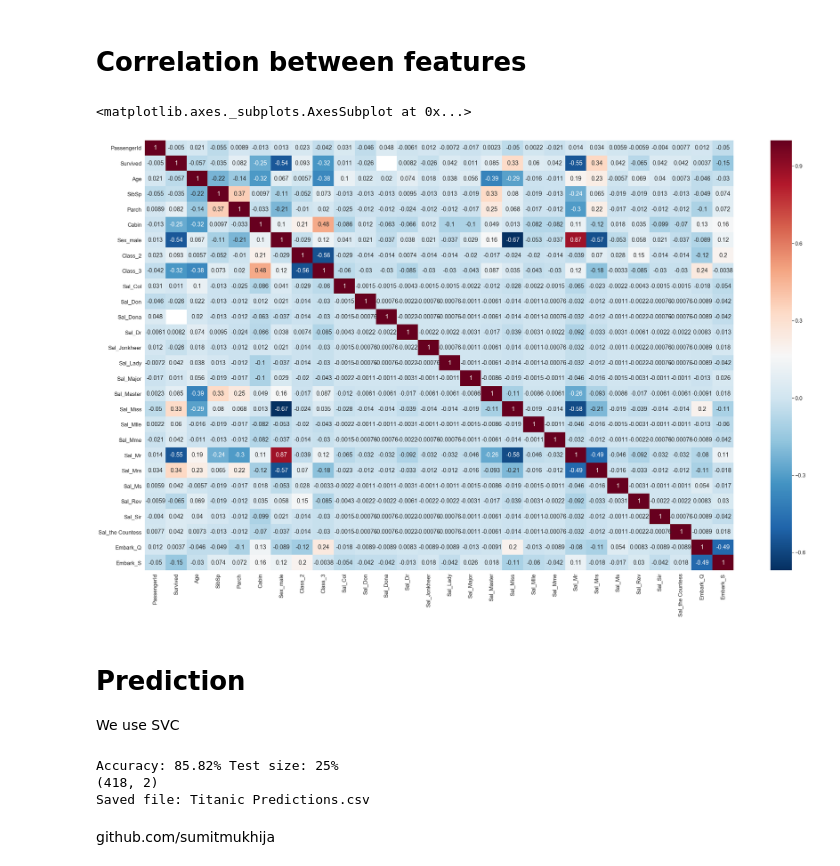
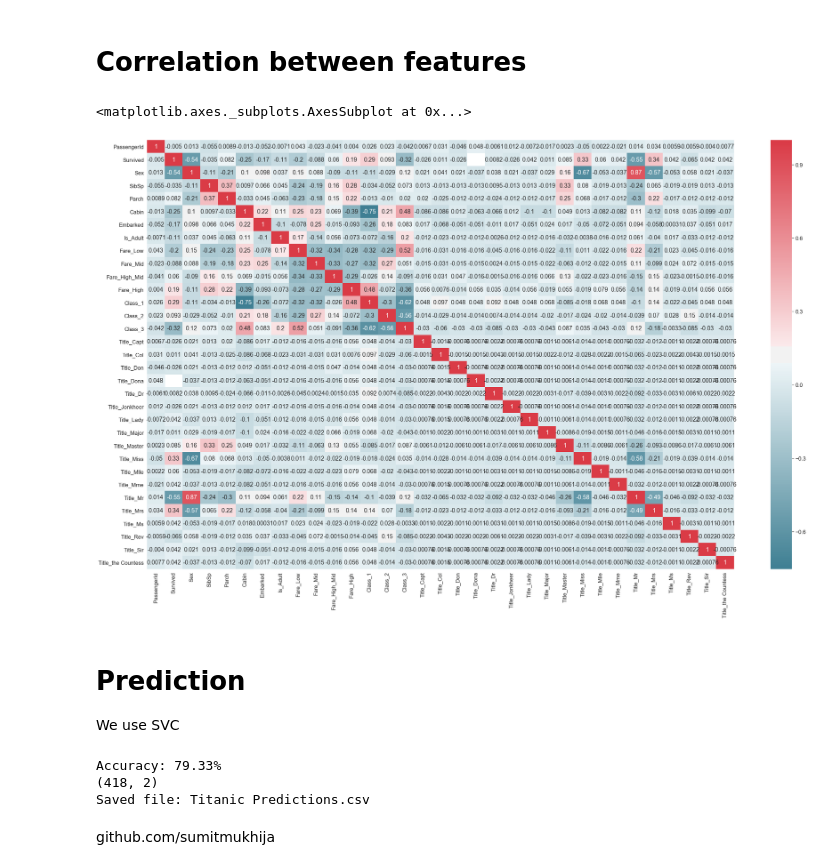
Before and after one commit to sumitmukhija/Titanic, a Jupyter notebook: Tip of the Iceberg.ipynb, the cells around one changed output. Cells and saved outputs as stored; diff of their text form; code cells hidden in the pictures.

```diff
--- a/Tip of the Iceberg.ipynb
+++ b/Tip of the Iceberg.ipynb
@@ -312,0 +328,3 @@ As the feature 'Ticket' does not provide any additional information, we would no
+# %%
+td['Fare_Category'] = pd.cut(td['Fare'], bins=[0,7.90,14.45,31.28,120], labels=['Low','Mid',
+                                                                                      'High_Mid','High'])
@@ -375,4 +398,6 @@ Sir               1
 Name: Salutation, dtype: int64
+# %%
+td['Is_Adult'] = pd.cut(td['Age'], bins=[0,18,80], labels = [0,1])
 # %%
 grp = td.groupby(['Sex', 'Embarked' , 'Pclass', 'Salutation'])
 grp.Age.median()
@@ -407,22 +432,25 @@ td.Fare = td.Fare.fillna(td.Fare.median())
 
 Using Pandas' get dummies we encoded the categorical data. Later, we drop all the columns we encoded.
 # %%
-td = pd.concat([td, pd.get_dummies(td.Sex, prefix = "Sex", drop_first = True), pd.get_dummies(td.Pclass, prefix="Class", drop_first = True), pd.get_dummies(td.Salutation, prefix="Sal",drop_first = True), pd.get_dummies(td.Embarked, prefix="Embark", drop_first = True)], axis=1)
+td = pd.concat([td, pd.get_dummies(td.Fare_Category, prefix="Fare"), pd.get_dummies(td.Pclass, prefix="Class"), pd.get_dummies(td.Salutation, prefix="Title")], axis=1)
 td['Cabin'] = LabelEncoder().fit_transform(td['Cabin'])
+td['Sex'] = LabelEncoder().fit_transform(td['Sex'])
+td['Embarked'] = LabelEncoder().fit_transform(td['Embarked'])
+td['Is_Adult'] = LabelEncoder().fit_transform(td['Is_Adult'])
 # %%
-td.drop(['Pclass', 'Salutation', 'Sex', 'Fare' , 'Embarked', 'Name', 'Ticket', 'Age_Range'], axis=1, inplace=True)
+td.drop(['Pclass', 'Salutation', 'Fare','Fare_Category','Name', 'Ticket', 'Age_Range', 'Age'], axis=1, inplace=True)
 # %% [markdown]
 # Correlation between features
 # %%
 corr = td.corr()
 plt.figure(figsize = (40, 24))
 sns.heatmap(corr,
-        cmap = "RdBu_r",
+        cmap = sns.diverging_palette(220, 10, as_cmap = True),
         xticklabels=corr.columns,
         yticklabels=corr.columns, annot = True)
 # %% [output]
 <matplotlib.axes._subplots.AxesSubplot at 0x...>
-[figure, old version]
+[figure, new version]
 # %% [markdown]
 # Prediction
 
@@ -431,7 +459,7 @@ We use SVC
 # Data to be predicted
 X_to_be_predicted = td[td.Survived.isnull()]
 X_to_be_predicted = X_to_be_predicted.drop(['Survived'], axis = 1)
-X_to_be_predicted[X_to_be_predicted.Age.isnull()]
+# X_to_be_predicted[X_to_be_predicted.Age.isnull()]
 # X_to_be_predicted.dropna(inplace = True) # 417 x 27
 
 
@@ -444,11 +472,28 @@ label_train  = train_data.drop(['Survived'], axis = 1)
 train_data.shape #891 x 28
 
 
-clf = XGBClassifier()
+clf = RandomForestClassifier(criterion='gini',
+                             n_estimators=700,
+                             min_samples_split=10,
+                             min_samples_leaf=1,
+                             max_features='auto',
+                             oob_score=True,
+                             random_state=1,
+                             n_jobs=-1)
+
+# RandomForestClassifier(criterion='gini',
+#                              n_estimators=700,
+#                              min_samples_split=10,
+#                              min_samples_leaf=1,
+#                              max_features='auto',
+#                              oob_score=True,
+#                              random_state=1,
+#                              n_jobs=-1)
+# XGBClassifier()
 # GaussianNB()
-x_train, x_test, y_train, y_test = train_test_split(label_train, feature_train, test_size=0.30)
+x_train, x_test, y_train, y_test = train_test_split(label_train, feature_train, test_size=0.2)
 clf.fit(x_train,  np.ravel(y_train))
-print("Accuracy: "+repr(round(clf.score(x_test, y_test) * 100, 2)) + "% Test size: "+repr(round(25, 2))+"%")
+print("Accuracy: "+repr(round(clf.score(x_test, y_test) * 100, 2)) + "%")
 
 result = clf.predict(X_to_be_predicted)
 
@@ -459,7 +504,7 @@ filename = 'Titanic Predictions.csv'
 submission.to_csv(filename,index=False)
 print('Saved file: ' + filename)
 # %% [output]
-Accuracy: 85.82% Test size: 25%
+Accuracy: 79.33%
 (418, 2)
 Saved file: Titanic Predictions.csv
 # %% [markdown]
```
Also changed, not shown: parts of 6 cells of this notebook, 1 other file.
